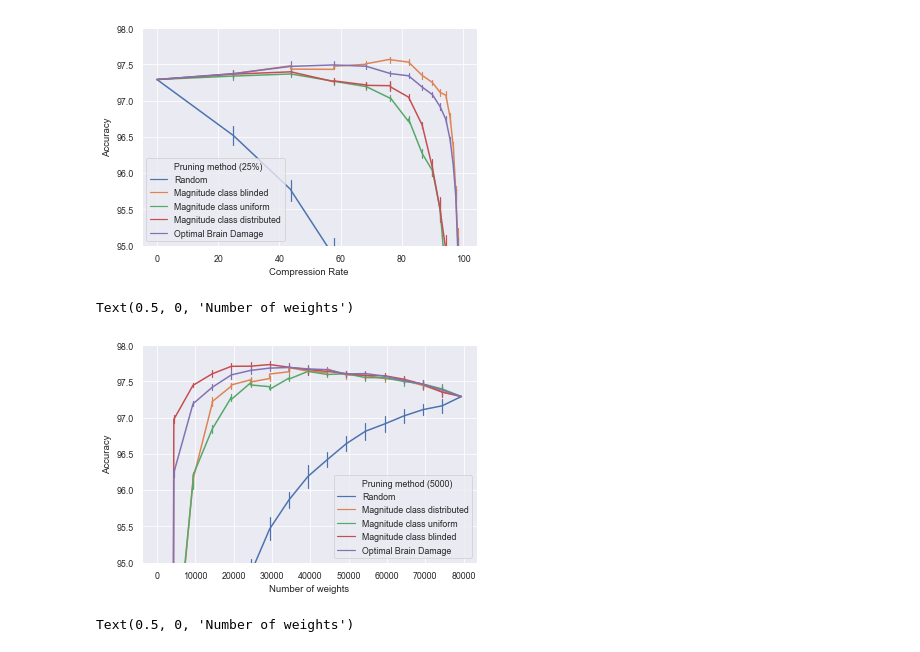
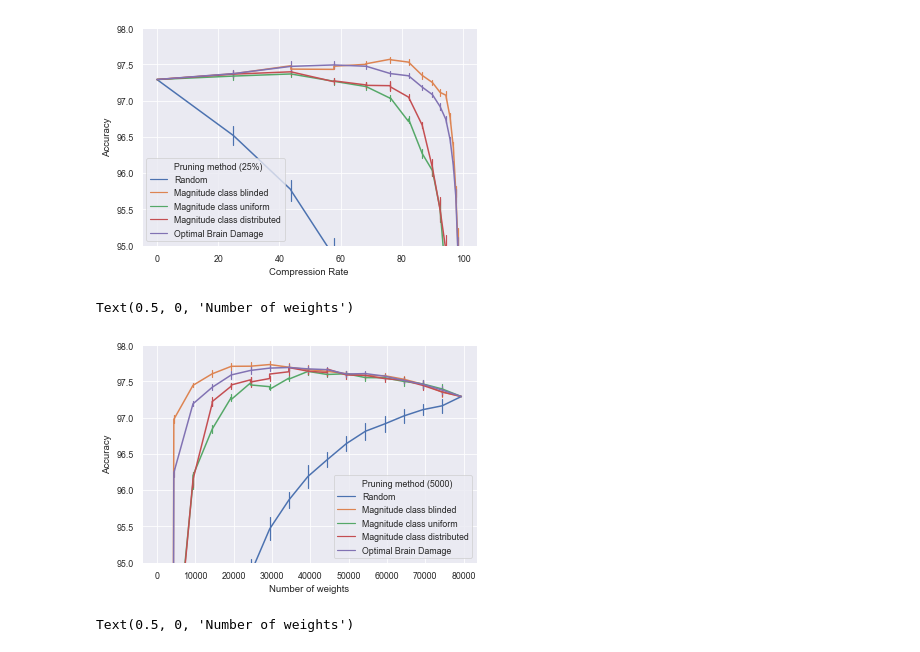
Before and after one commit to pauleon2/pruning-nn, a Jupyter notebook: evaluation.ipynb, the cells around one changed output. Cells and saved outputs as stored; diff of their text form; code cells hidden in the pictures.

```diff
--- a/evaluation.ipynb
+++ b/evaluation.ipynb
@@ -293,34 +366,35 @@ Text(0.5, 0, 'Compression Rate')
 # %%
 s = pd.read_pickle('./results/experiment3.pkl')
 
 original = s.loc[s['pruning_method'] == 'original']
 s = s.loc[s['pruning_perc'] == 5000]
 
 original['pruning_method'] = 'random_pruning_absolute'
 s = s.append(original, ignore_index=True)
 original['pruning_method'] = 'magnitude_class_blinded_absolute'
 s = s.append(original, ignore_index=True)
 original['pruning_method'] = 'magnitude_class_uniform_absolute'
 s = s.append(original, ignore_index=True)
 original['pruning_method'] = 'magnitude_class_distributed_absolute'
 s = s.append(original, ignore_index=True)
 original['pruning_method'] = 'optimal_brain_damage_absolute'
 s = s.append(original, ignore_index=True)
 
 s.loc[s['pruning_method'] == 'random_pruning_absolute', ['pruning_method']] = 'Random'
 s.loc[s['pruning_method'] == 'magnitude_class_blinded_absolute', ['pruning_method']] = 'Magnitude class blinded'
 s.loc[s['pruning_method'] == 'magnitude_class_uniform_absolute', ['pruning_method']] = 'Magnitude class uniform'
 s.loc[s['pruning_method'] == 'magnitude_class_distributed_absolute', ['pruning_method']] = 'Magnitude class distributed'
 s.loc[s['pruning_method'] == 'optimal_brain_damage_absolute', ['pruning_method']] = 'Optimal Brain Damage'
 
-sns.lineplot(x='number_of_weights', y='accuracy', hue='pruning_method', err_style='bars', data=s, markers=True, ci='sd', legend='full', linewidth=1.5)
+sns.lineplot(x='number_of_weights', y='accuracy', hue='pruning_method', hue_order=['Random', 'Magnitude class blinded', 'Magnitude class uniform', 'Magnitude class distributed', 'Optimal Brain Damage'], err_style='bars', data=s, markers=True, ci='sd', legend='full', linewidth=1.5)
 plt.legend().texts[0].set_text('Pruning method (5000)')
 plt.ylim(95, 98)
 plt.ylabel('Accuracy')
 plt.xlabel('Number of weights')
+# plt.savefig('filename.png', dpi=600)
 # %% [output]
 Text(0.5, 0, 'Number of weights')
-[figure, old version]
+[figure, new version]
 # %%
 s = pd.read_pickle('./results/experiment3.pkl')
 
```
Also changed, not shown: parts of 18 cells of this notebook, 4 other files.
